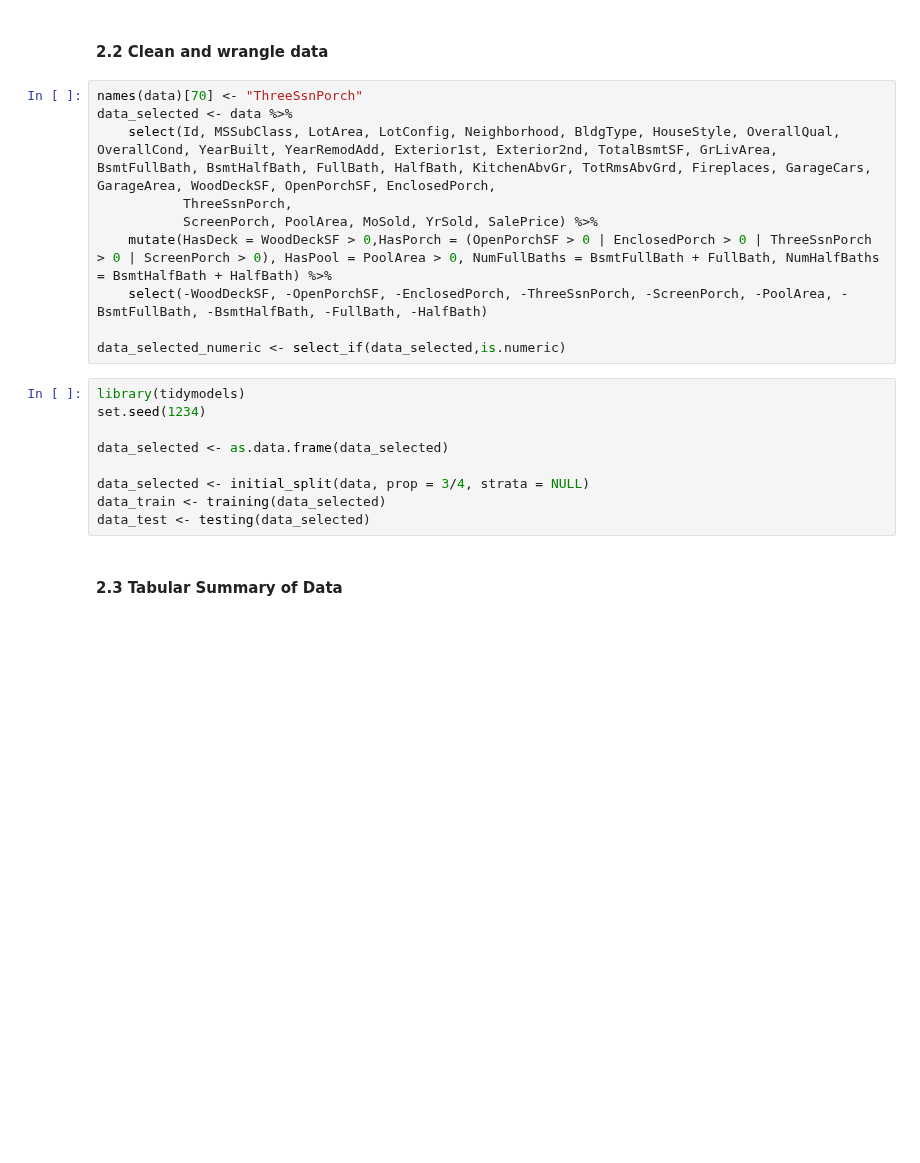
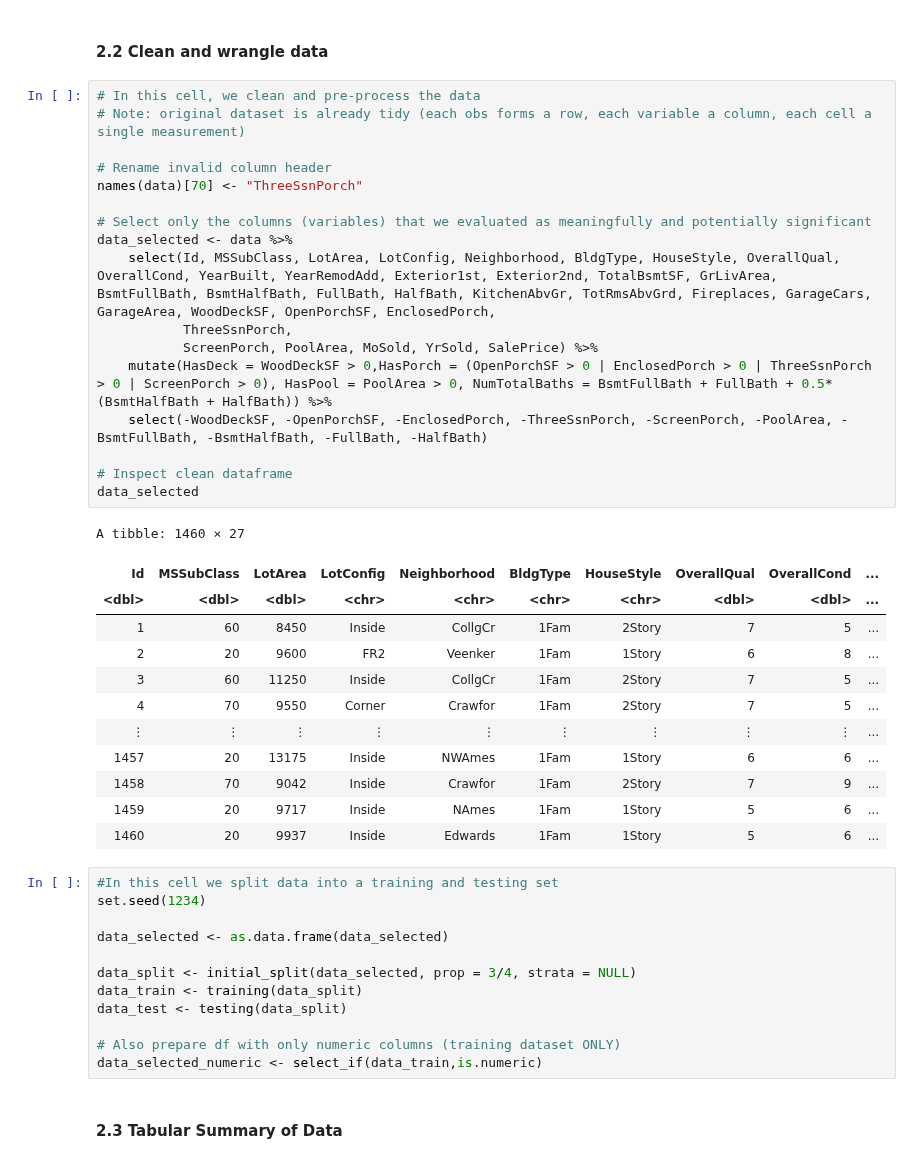
Before and after one commit to jerdavies/home-price-regression, a Jupyter notebook: Project-Proposal.ipynb, the cells around one changed output. Cells and saved outputs as stored; diff of their text form; blank space fills up the shorter version.

```diff
--- a/Project-Proposal.ipynb
+++ b/Project-Proposal.ipynb
@@ -59,24 +56,47 @@ Warning message:
 # %% [markdown]
 #### 2.2 Clean and wrangle data
 # %%
+# In this cell, we clean and pre-process the data
+# Note: original dataset is already tidy (each obs forms a row, each variable a column, each cell a single measurement)
+
+# Rename invalid column header
 names(data)[70] <- "ThreeSsnPorch"
+
+# Select only the columns (variables) that we evaluated as meaningfully and potentially significant
 data_selected <- data %>%
     select(Id, MSSubClass, LotArea, LotConfig, Neighborhood, BldgType, HouseStyle, OverallQual, OverallCond, YearBuilt, YearRemodAdd, Exterior1st, Exterior2nd, TotalBsmtSF, GrLivArea, BsmtFullBath, BsmtHalfBath, FullBath, HalfBath, KitchenAbvGr, TotRmsAbvGrd, Fireplaces, GarageCars, GarageArea, WoodDeckSF, OpenPorchSF, EnclosedPorch,
            ThreeSsnPorch,
            ScreenPorch, PoolArea, MoSold, YrSold, SalePrice) %>%
-    mutate(HasDeck = WoodDeckSF > 0,HasPorch = (OpenPorchSF > 0 | EnclosedPorch > 0 | ThreeSsnPorch > 0 | ScreenPorch > 0), HasPool = PoolArea > 0, NumFullBaths = BsmtFullBath + FullBath, NumHalfBaths = BsmtHalfBath + HalfBath) %>%
+    mutate(HasDeck = WoodDeckSF > 0,HasPorch = (OpenPorchSF > 0 | EnclosedPorch > 0 | ThreeSsnPorch > 0 | ScreenPorch > 0), HasPool = PoolArea > 0, NumTotalBaths = BsmtFullBath + FullBath + 0.5*(BsmtHalfBath + HalfBath)) %>%
     select(-WoodDeckSF, -OpenPorchSF, -EnclosedPorch, -ThreeSsnPorch, -ScreenPorch, -PoolArea, -BsmtFullBath, -BsmtHalfBath, -FullBath, -HalfBath)
 
-data_selected_numeric <- select_if(data_selected,is.numeric)
+# Inspect clean dataframe
+data_selected
+# %% [output]
+A tibble: 1460 × 27
+| Id | MSSubClass | LotArea | LotConfig | Neighborhood | BldgType | HouseStyle | OverallQual | OverallCond | ... |
+| <dbl> | <dbl> | <dbl> | <chr> | <chr> | <chr> | <chr> | <dbl> | <dbl> | ... |
+| 1 | 60 | 8450 | Inside | CollgCr | 1Fam | 2Story | 7 | 5 | ... |
+| 2 | 20 | 9600 | FR2 | Veenker | 1Fam | 1Story | 6 | 8 | ... |
+| 3 | 60 | 11250 | Inside | CollgCr | 1Fam | 2Story | 7 | 5 | ... |
+| 4 | 70 | 9550 | Corner | Crawfor | 1Fam | 2Story | 7 | 5 | ... |
+| ⋮ | ⋮ | ⋮ | ⋮ | ⋮ | ⋮ | ⋮ | ⋮ | ⋮ | ... |
+| 1457 | 20 | 13175 | Inside | NWAmes | 1Fam | 1Story | 6 | 6 | ... |
+| 1458 | 70 | 9042 | Inside | Crawfor | 1Fam | 2Story | 7 | 9 | ... |
+| 1459 | 20 | 9717 | Inside | NAmes | 1Fam | 1Story | 5 | 6 | ... |
+| 1460 | 20 | 9937 | Inside | Edwards | 1Fam | 1Story | 5 | 6 | ... |
 # %%
-library(tidymodels)
+#In this cell we split data into a training and testing set
 set.seed(1234)
 
 data_selected <- as.data.frame(data_selected)
 
-data_selected <- initial_split(data, prop = 3/4, strata = NULL)
-data_train <- training(data_selected)
-data_test <- testing(data_selected)
+data_split <- initial_split(data_selected, prop = 3/4, strata = NULL)
+data_train <- training(data_split)
+data_test <- testing(data_split)
+
+# Also prepare df with only numeric columns (training dataset ONLY)
+data_selected_numeric <- select_if(data_train,is.numeric)
 # %% [markdown]
 #### 2.3 Tabular Summary of Data
 # %%
```
Also changed, not shown: parts of 3 cells of this notebook.
